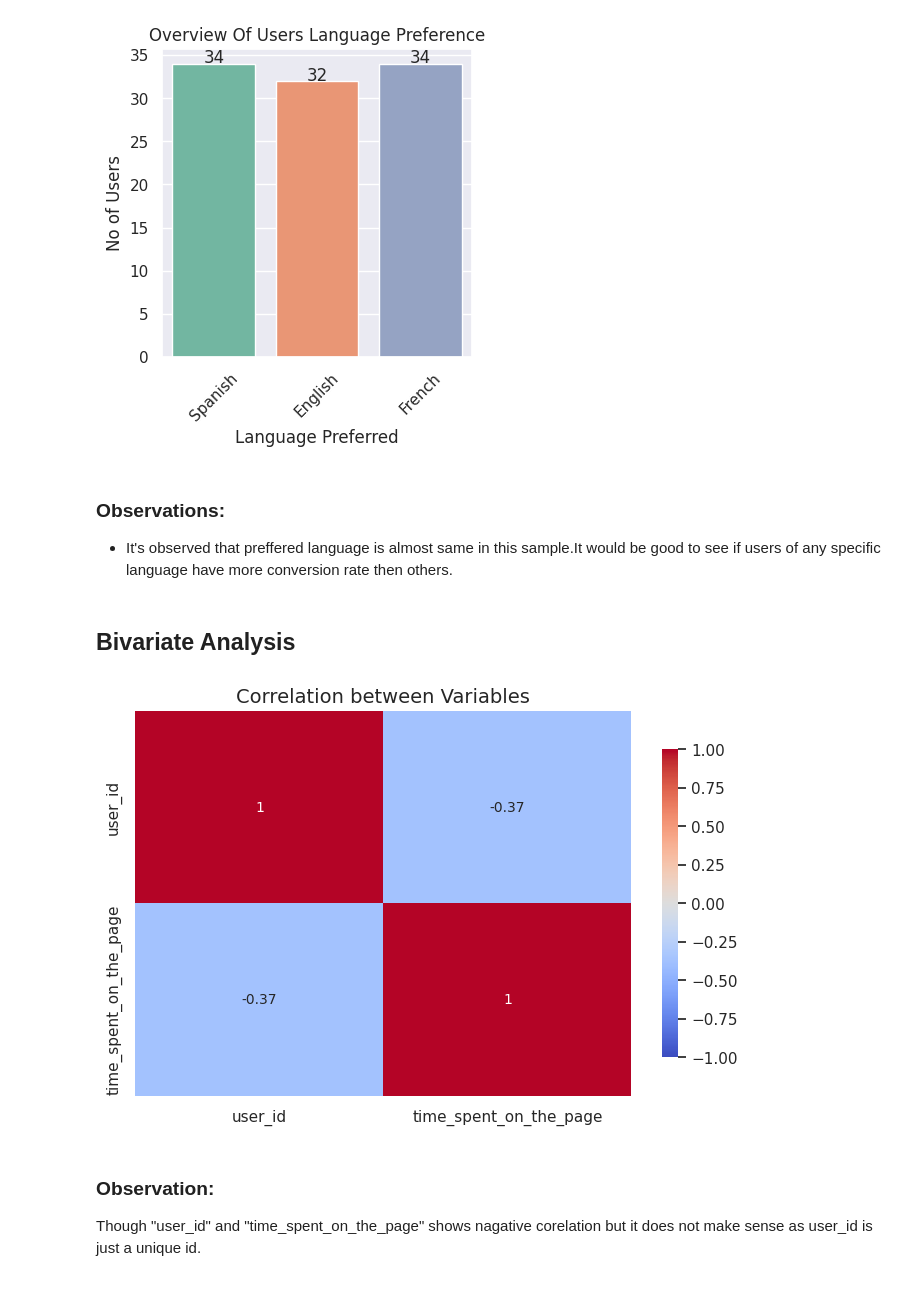
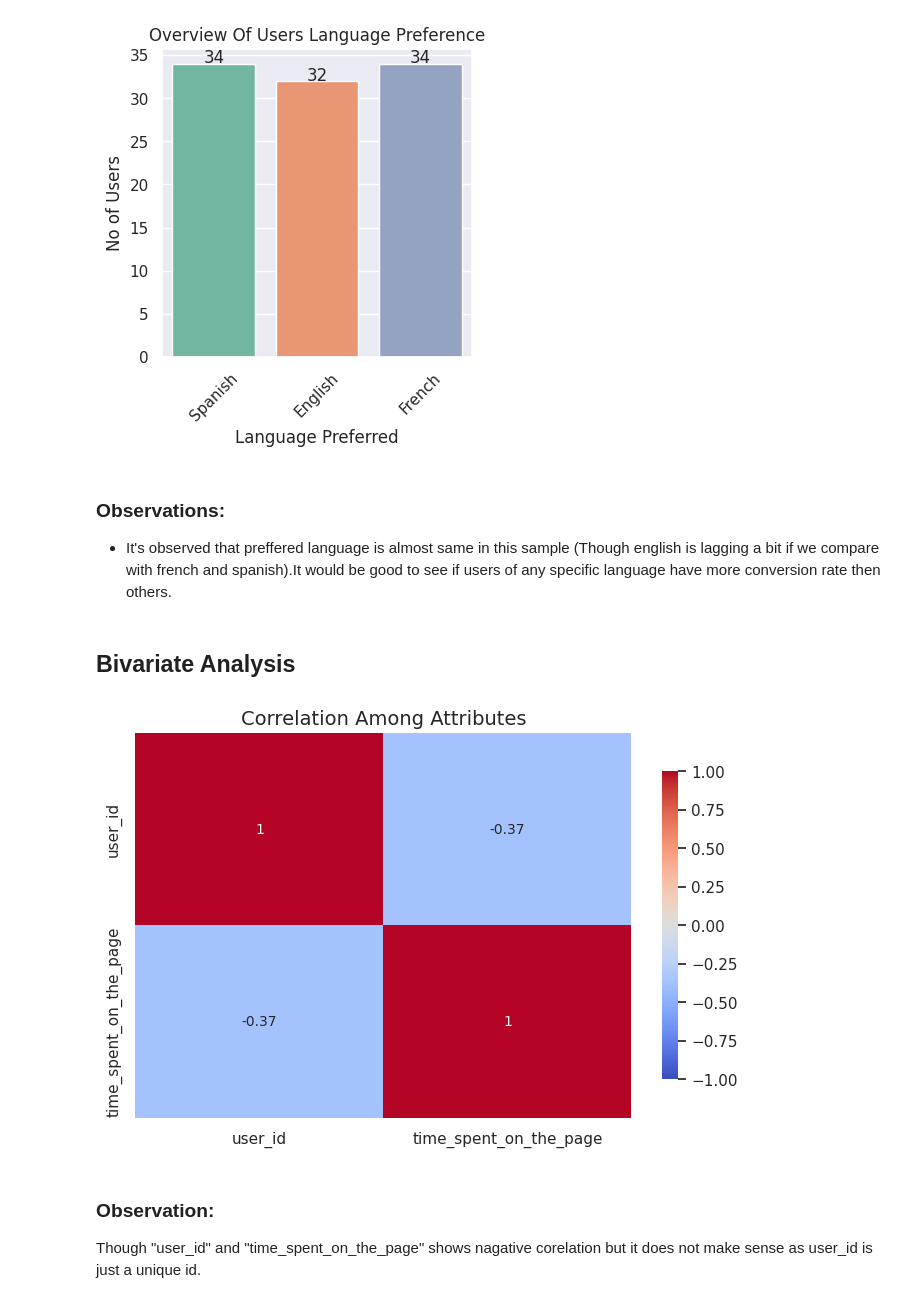
Before and after one commit to Rajesh2015/E-news-Express-Project, a Jupyter notebook: E-news Express Project Solution.ipynb, the cells around one changed output. Saved outputs shown, nothing was run; the diff lists cells and outputs as text; code cells hidden in the pictures.

```diff
--- a/E-news Express Project Solution.ipynb
+++ b/E-news Express Project Solution.ipynb
@@ -374,17 +402,30 @@ plt.show()
 [figure]
 # %% [markdown]
 ### Observations:
-- It's observed that preffered language is almost same in this sample.It would be good to see if users of any specific language have more conversion rate then others.
+- It's observed that preffered language is almost same in this sample (Though english is lagging a bit if we compare with french and spanish).It would be good to see if users of any specific language have more conversion rate then others.
 # %% [markdown]
 ## Bivariate Analysis
-# %%
-# Correalton between numerical variables
-plt.figure(figsize=(8, 5))
-axis = sns.heatmap(df.corr(numeric_only=True), annot=True, vmin=-1, vmax=1, cmap='coolwarm', annot_kws={'size': 10}, cbar_kws={'shrink': 0.8})
-axis.set_title('Correlation between Variables', fontsize=14)
-plt.show()
-# %% [output]
-[figure, removed]
+# %%
+# Correalton between numerical Attributes using corr and heatmap
+plt.figure(figsize=(8, 5))
+
+# Create a heatmap to visualize the correlation matrix of the DataFrame
+axis = sns.heatmap(
+    df.corr(numeric_only=True),     # Calculate the correlation matrix for numerical columns only
+    annot=True,                     # Annotate each cell with the correlation value
+    vmin=-1, vmax=1,                # Set the range for the colormap from -1 to 1 (standard for correlation)
+    cmap='coolwarm',                # Use the 'coolwarm' colormap, which ranges from blue (negative correlation) to red (positive correlation)
+    annot_kws={'size': 10},         # Set the font size for the annotations inside the heatmap cells
+    cbar_kws={'shrink': 0.8}        # Shrink the color bar to 80% of its default size to better fit the plot
+)
+
+# Set the title for the heatmap
+axis.set_title('Correlation Among Attributes', fontsize=14) # Title with font size of 14
+
+# Display the plot
+plt.show()
+# %% [output]
+[figure, added]
 # %% [markdown]
 ### Observation:
 Though "user_id" and "time_spent_on_the_page" shows nagative corelation but it does not make sense as user_id is just a unique id.
```
Also changed, not shown: parts of 15 cells of this notebook.
